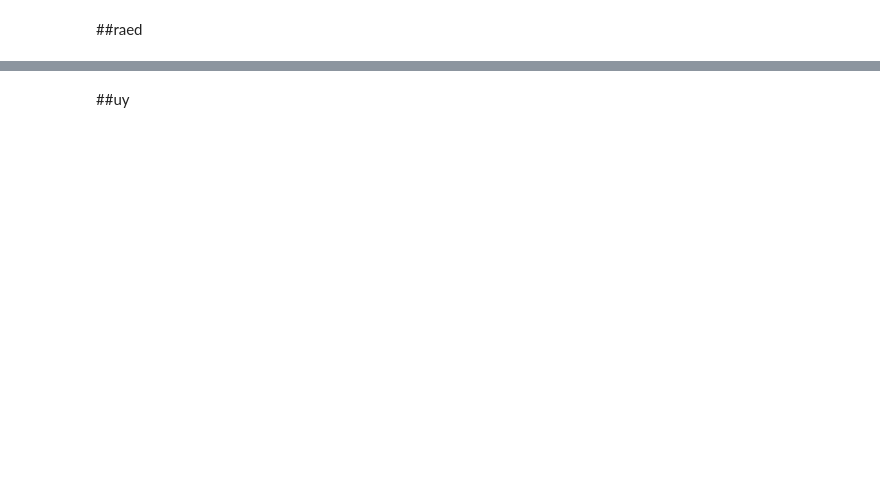
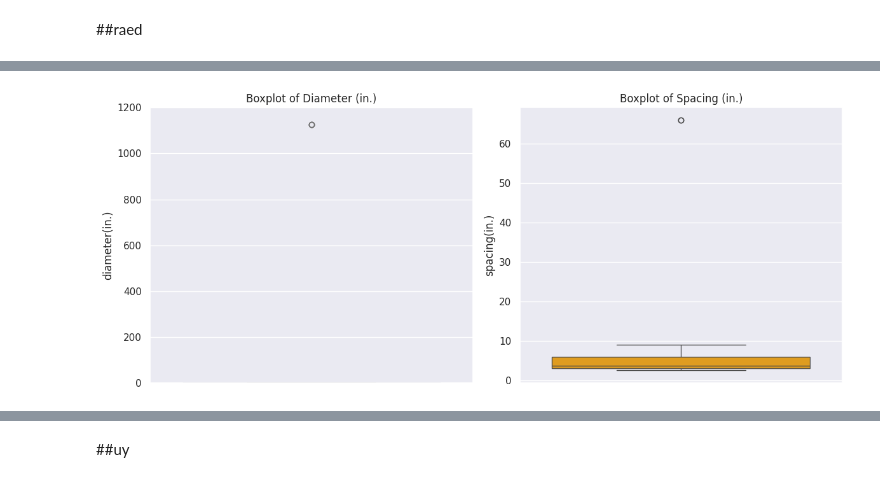
Before and after one commit to Izuasomba/Work, a Jupyter notebook: Copy_of_Victor (1).ipynb, the cells around one changed output, grey strips where cells are left out. Cells and saved outputs as stored; diff of their text form; code cells hidden in the pictures; blank space fills up the shorter version.

```diff
--- a/Copy_of_Victor (1).ipynb
+++ b/Copy_of_Victor (1).ipynb
@@ -163 +151,31 @@ df.describe().T
+# %%
+plt.figure(figsize=(12, 5))
+
+
+
+# Boxplots for outliers
+
+plt.subplot(1, 2, 1)
+
+sns.boxplot(data=df, y='diameter(in.)', color='skyblue')
+
+plt.title('Boxplot of Diameter (in.)')
+
+plt.ylim(0, 1200)
+
+
+
+plt.subplot(1, 2, 2)
+
+sns.boxplot(data=df, y='spacing(in.)', color='orange')
+
+plt.title('Boxplot of Spacing (in.)')
+
+
+
+plt.tight_layout()
+
+plt.show()
+# %% [output]
+[figure, added]
 # %%
```
Also changed, not shown: parts of 57 cells of this notebook.
